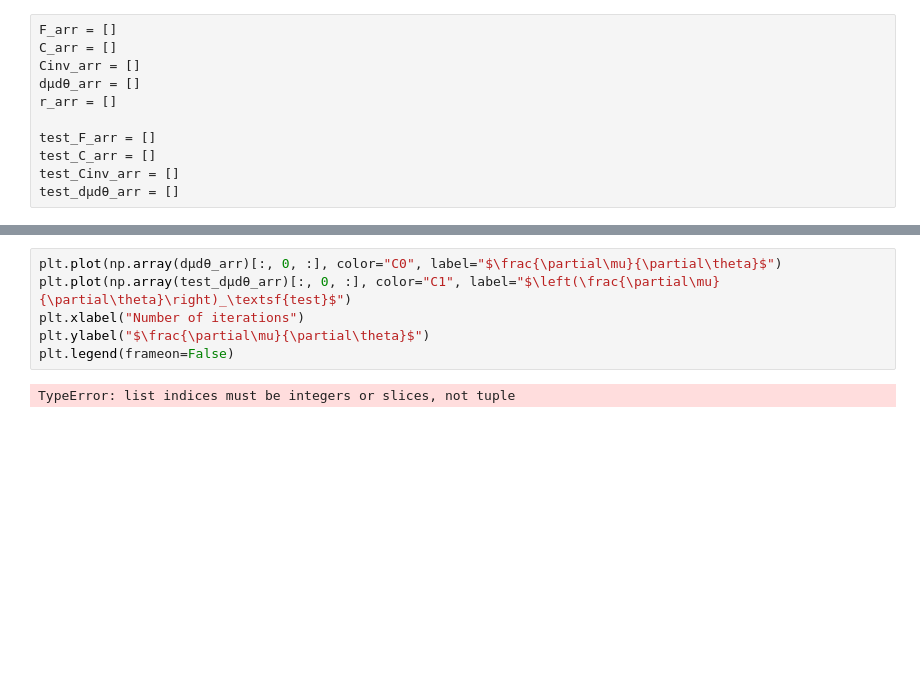
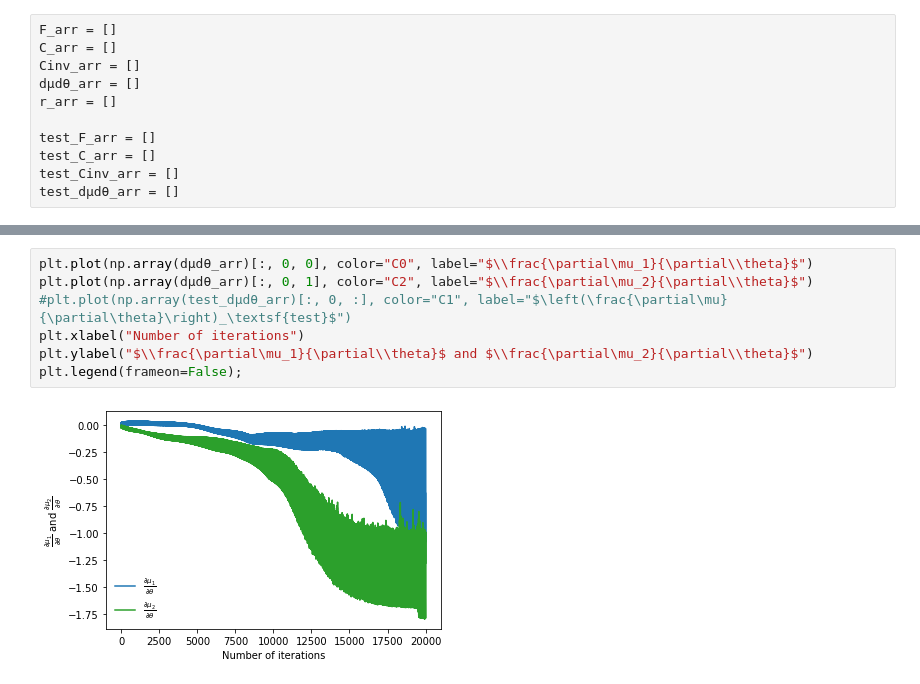
Before and after one commit to tomcharnock/IMNN, a Jupyter notebook: TF2.ipynb, the cells around one changed output, grey strips where cells are left out. Cells and saved outputs as stored; diff of their text form; blank space fills up the shorter version.

```diff
--- a/TF2.ipynb
+++ b/TF2.ipynb
@@ -522,11 +509,12 @@ plt.legend(frameon=False)
 # %%
-plt.plot(np.array(dμdθ_arr)[:, 0, :], color="C0", label="$\frac{\partial\mu}{\partial\theta}$")
-plt.plot(np.array(test_dμdθ_arr)[:, 0, :], color="C1", label="$\left(\frac{\partial\mu}{\partial\theta}\right)_\textsf{test}$")
+plt.plot(np.array(dμdθ_arr)[:, 0, 0], color="C0", label="$\\frac{\partial\mu_1}{\partial\\theta}$")
+plt.plot(np.array(dμdθ_arr)[:, 0, 1], color="C2", label="$\\frac{\partial\mu_2}{\partial\\theta}$")
+#plt.plot(np.array(test_dμdθ_arr)[:, 0, :], color="C1", label="$\left(\frac{\partial\mu}{\partial\theta}\right)_\textsf{test}$")
 plt.xlabel("Number of iterations")
-plt.ylabel("$\frac{\partial\mu}{\partial\theta}$")
-plt.legend(frameon=False)
+plt.ylabel("$\\frac{\partial\mu_1}{\partial\\theta}$ and $\\frac{\partial\mu_2}{\partial\\theta}$")
+plt.legend(frameon=False);
 # %% [output]
-TypeError: list indices must be integers or slices, not tuple
+[figure, added]
 # %%
 plt.plot(r_arr)
 plt.yscale("log")
```
Also changed, not shown: parts of 22 cells of this notebook.
